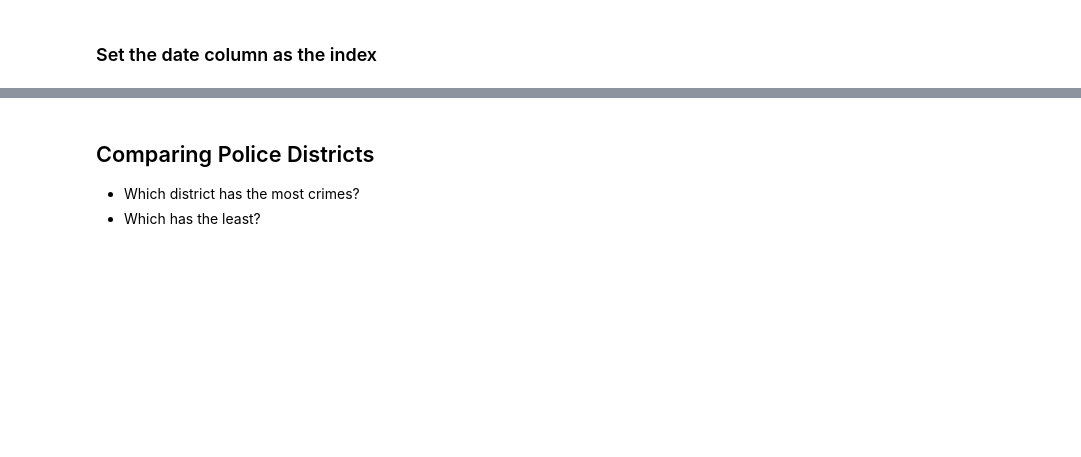
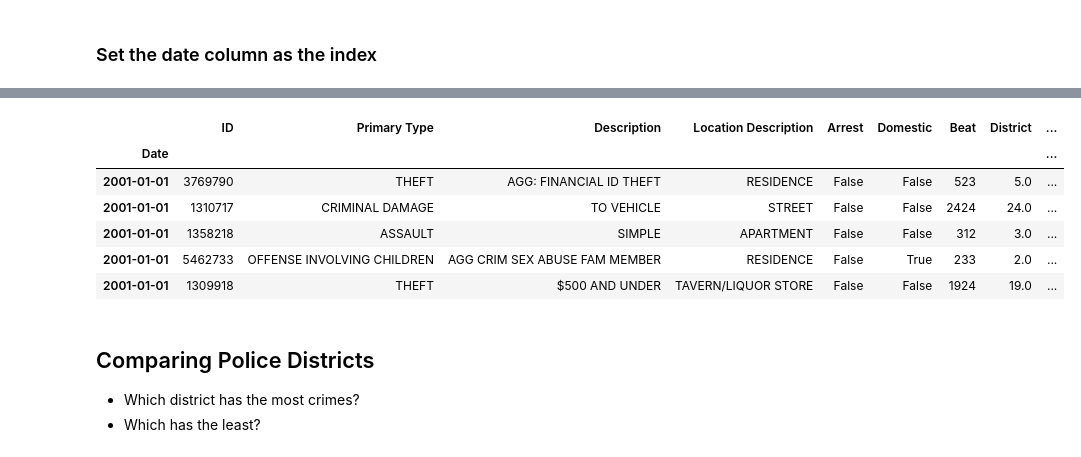
Before and after one commit to andreacohen7/Chicago-Crime-Data, a Jupyter notebook: Chicago Crime Data.ipynb, the cells around one changed output, grey strips where cells are left out. Cells and saved outputs as stored; diff of their text form; code cells hidden in the pictures; blank space fills up the shorter version.

```diff
--- a/Chicago Crime Data.ipynb
+++ b/Chicago Crime Data.ipynb
@@ -120,3 +179,14 @@ df.head()
+# %%
+df_day = df_day.set_index('Date')
+df_day.head()
+# %% [output]
+|  | ID | Primary Type | Description | Location Description | Arrest | Domestic | Beat | District | ... |
+| Date |  |  |  |  |  |  |  |  | ... |
+| 2001-01-01 | 3769790 | THEFT | AGG: FINANCIAL ID THEFT | RESIDENCE | False | False | 523 | 5.0 | ... |
+| 2001-01-01 | 1310717 | CRIMINAL DAMAGE | TO VEHICLE | STREET | False | False | 2424 | 24.0 | ... |
+| 2001-01-01 | 1358218 | ASSAULT | SIMPLE | APARTMENT | False | False | 312 | 3.0 | ... |
+| 2001-01-01 | 5462733 | OFFENSE INVOLVING CHILDREN | AGG CRIM SEX ABUSE FAM MEMBER | RESIDENCE | False | True | 233 | 2.0 | ... |
+| 2001-01-01 | 1309918 | THEFT | $500 AND UNDER | TAVERN/LIQUOR STORE | False | False | 1924 | 19.0 | ... |
 # %% [markdown]
 ## Comparing Police Districts
 - Which district has the most crimes?
```
Also changed, not shown: parts of 17 cells of this notebook.
